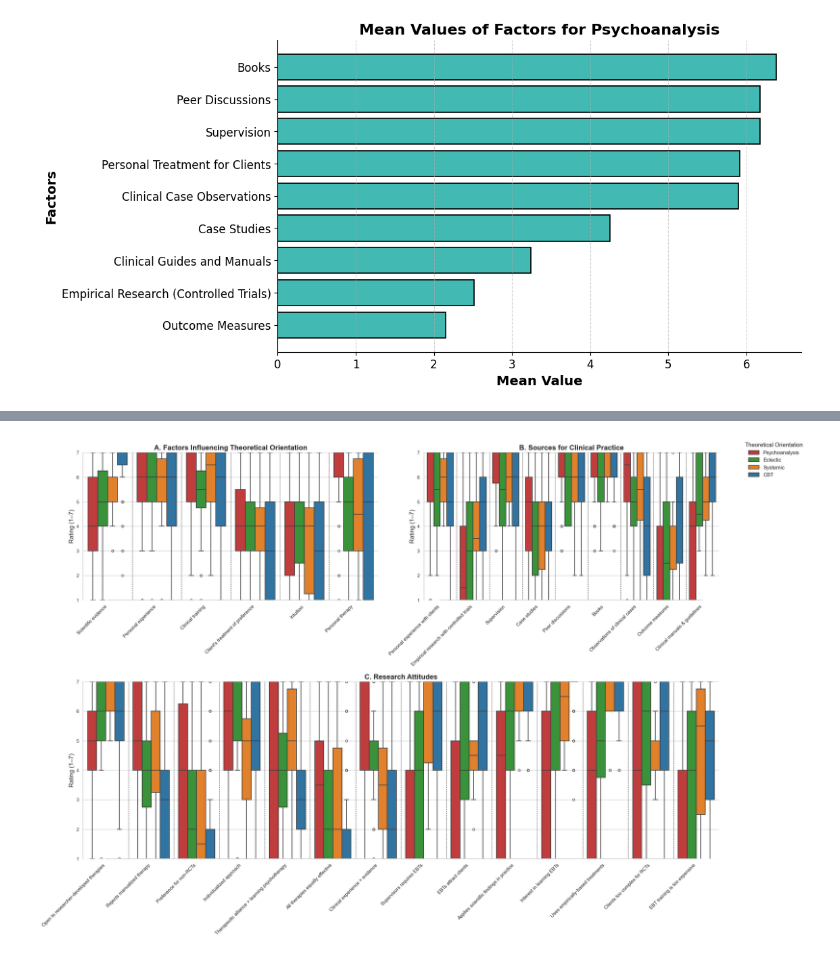
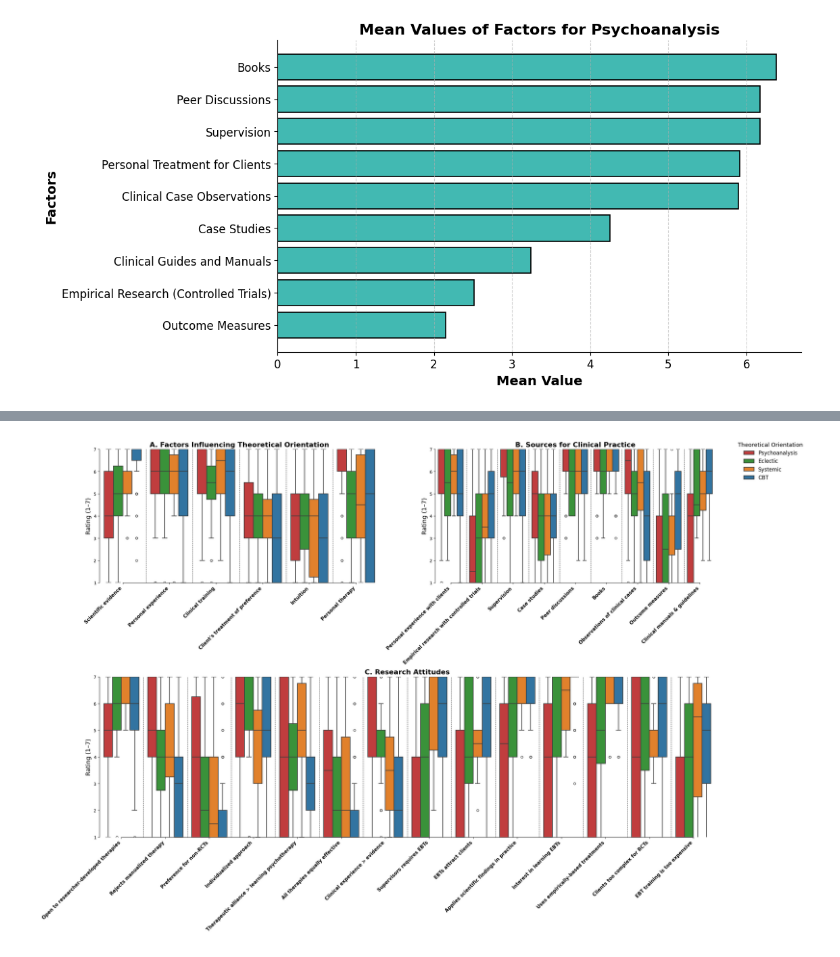
Before and after one commit to Nicobruno92/Psy_ResearchAttitudes, a Jupyter notebook: notebooks/analysis/statistical_analysis.ipynb, the cells around one changed output, grey strips where cells are left out. Cells and saved outputs as stored; diff of their text form; code cells hidden in the pictures.

Commit message:
modified boxplot for section II. Added bold to variable names in the x axis

```diff
--- a/notebooks/analysis/statistical_analysis.ipynb
+++ b/notebooks/analysis/statistical_analysis.ipynb
@@ -1124,7 +1124,7 @@ def plot_significant_color_boxplot(df_subset, variables, ax, title, pretty_label
     # Adjust label alignment
     for tick in ax.get_xticklabels():
         tick.set_y(0.00)
-    ax.set_xticklabels(ax.get_xticklabels(), ha='right')
+    ax.set_xticklabels(ax.get_xticklabels(), ha='right', fontweight = 'bold')
 
     # Remove all auto-generated legends
     for artist in ax.get_children():
@@ -1163,33 +1163,31 @@ plot_significant_color_boxplot(df_subset_s2, variables_s2, ax=ax1,
                                new_legend_labels=new_legend_labels)
 
 plot_significant_color_boxplot(df_subset_s3, variables_s3, ax=ax2,
                                title="B. Sources for Clinical Practice",
                                pretty_labels=pretty_labels_s3,
                                new_legend_labels=new_legend_labels)
 
 plot_significant_color_boxplot(df_subset_s4, significant_variables_s4, ax=ax3,
                                title="C. Research Attitudes",
                                pretty_labels=pretty_labels_s4,
                                new_legend_labels=new_legend_labels)
 
 # Retrieve legend handles from the first axis
 handles, labels = ax1.get_legend_handles_labels()
 
 # Filter only colored patches (exclude points or other markers)
 filtered = [(h, l) for h, l in zip(handles, labels) if isinstance(h, Patch)]
 handles_filtered, labels_filtered = zip(*filtered)
 
 # Translate labels to English
 labels_translated = [new_legend_labels.get(label, label) for label in labels_filtered]
 
 # Add shared legend to the right of the figure
 fig.legend(handles=handles_filtered, labels=labels_translated, title='Theoretical Orientation',
            loc='upper left', bbox_to_anchor=(1.02, 1),
            frameon=False, fontsize=12, title_fontsize=13)
 
 plt.tight_layout(pad=1.0)
 plt.show()
-
-fig.savefig("theoretical_orientation_boxplots.png", dpi=300, bbox_inches='tight')
 # %% [output]
-[figure, old version]
+[figure, new version]
```
Also changed, not shown: parts of 1 cell of this notebook.
